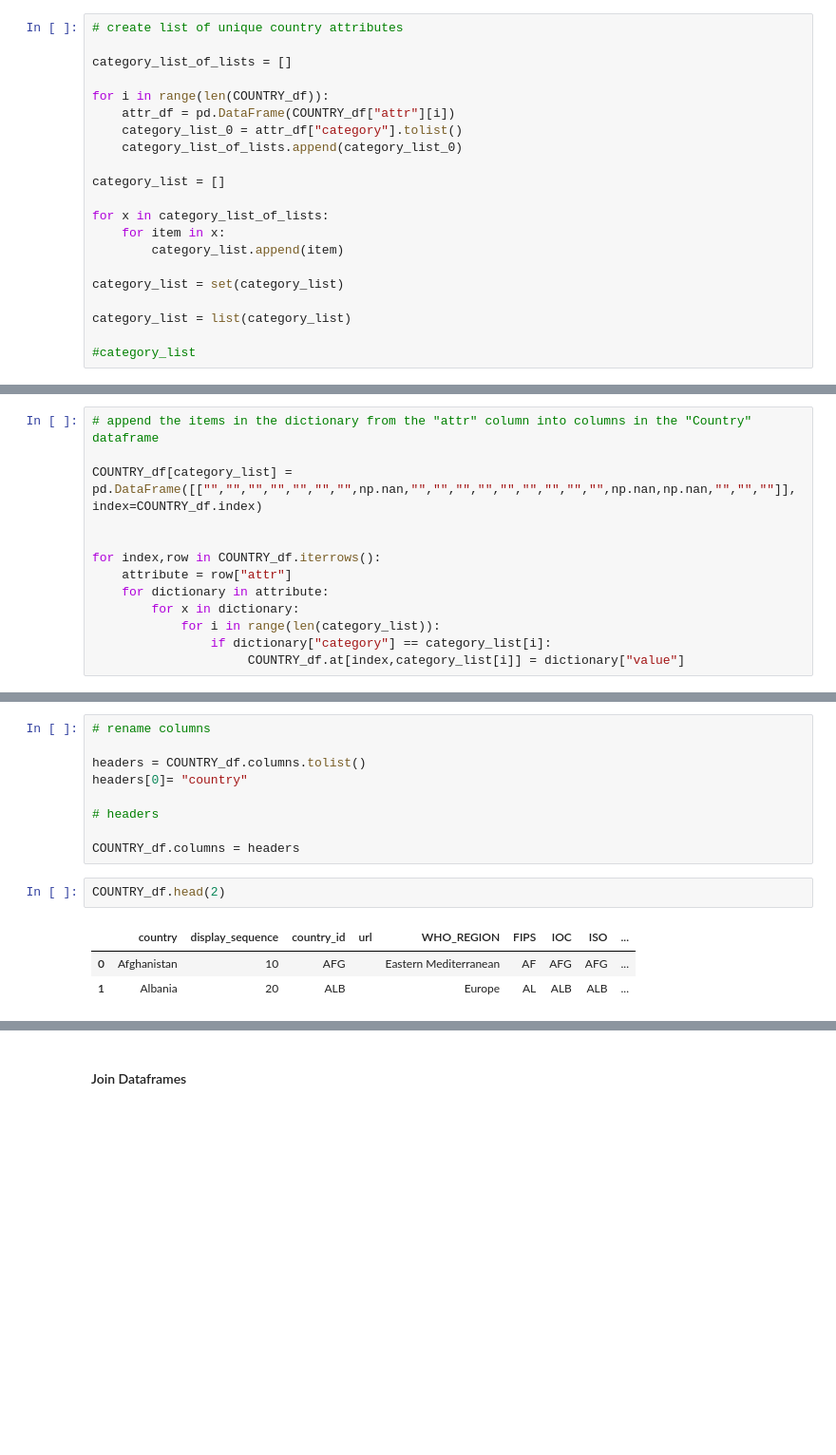
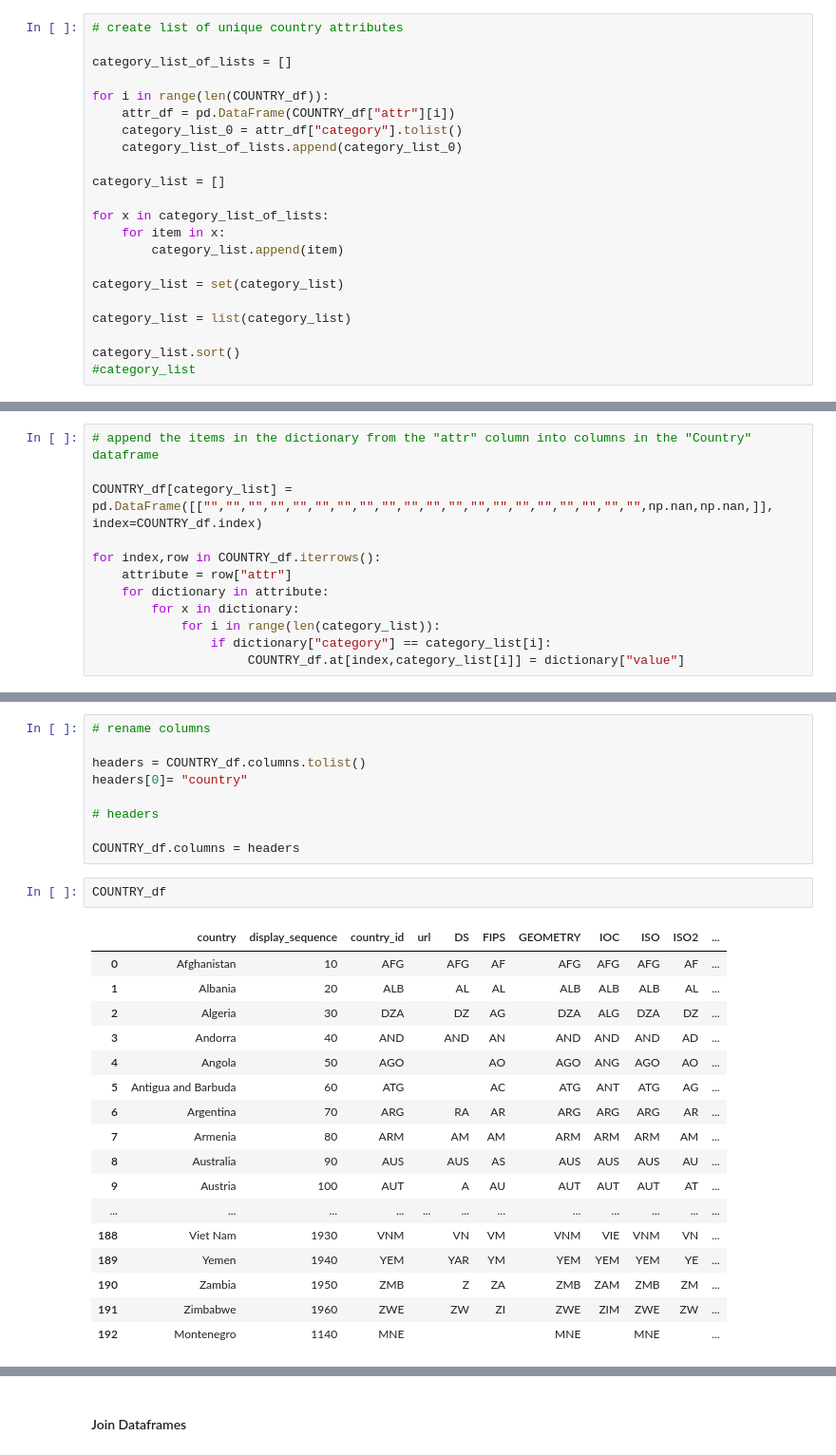
Before and after one commit to lwensley/project-2, a Jupyter notebook: Project 2 ETL.ipynb, the cells around one changed output, grey strips where cells are left out. Shown at 95% size. Drawn from its saved outputs; the diff is of its cells as text; blank space fills up the shorter version.

```diff
--- a/Project 2 ETL.ipynb
+++ b/Project 2 ETL.ipynb
@@ -384,4 +453,5 @@ category_list = set(category_list)
 
 category_list = list(category_list)
 
+category_list.sort()
 #category_list
@@ -388,8 +462,7 @@ category_list = list(category_list)
 # %%
 # append the items in the dictionary from the "attr" column into columns in the "Country" dataframe
 
-COUNTRY_df[category_list] = pd.DataFrame([["","","","","","","",np.nan,"","","","","","","","","",np.nan,np.nan,"","",""]], index=COUNTRY_df.index)
-
+COUNTRY_df[category_list] = pd.DataFrame([["","","","","","","","","","","","","","","","","","","","",np.nan,np.nan,]], index=COUNTRY_df.index)
 
 for index,row in COUNTRY_df.iterrows():
     attribute = row["attr"]
@@ -414,8 +487,22 @@ headers[0]= "country"
 
 COUNTRY_df.columns = headers
 # %%
-COUNTRY_df.head(2)
+COUNTRY_df
 # %% [output]
-|  | country | display_sequence | country_id | url | WHO_REGION | FIPS | IOC | ISO | ... |
-| 0 | Afghanistan | 10 | AFG |  | Eastern Mediterranean | AF | AFG | AFG | ... |
-| 1 | Albania | 20 | ALB |  | Europe | AL | ALB | ALB | ... |
+|  | country | display_sequence | country_id | url | DS | FIPS | GEOMETRY | IOC | ISO | ISO2 | ... |
+| 0 | Afghanistan | 10 | AFG |  | AFG | AF | AFG | AFG | AFG | AF | ... |
+| 1 | Albania | 20 | ALB |  | AL | AL | ALB | ALB | ALB | AL | ... |
+| 2 | Algeria | 30 | DZA |  | DZ | AG | DZA | ALG | DZA | DZ | ... |
+| 3 | Andorra | 40 | AND |  | AND | AN | AND | AND | AND | AD | ... |
+| 4 | Angola | 50 | AGO |  |  | AO | AGO | ANG | AGO | AO | ... |
+| 5 | Antigua and Barbuda | 60 | ATG |  |  | AC | ATG | ANT | ATG | AG | ... |
+| 6 | Argentina | 70 | ARG |  | RA | AR | ARG | ARG | ARG | AR | ... |
+| 7 | Armenia | 80 | ARM |  | AM | AM | ARM | ARM | ARM | AM | ... |
+| 8 | Australia | 90 | AUS |  | AUS | AS | AUS | AUS | AUS | AU | ... |
+| 9 | Austria | 100 | AUT |  | A | AU | AUT | AUT | AUT | AT | ... |
+| ... | ... | ... | ... | ... | ... | ... | ... | ... | ... | ... | ... |
+| 188 | Viet Nam | 1930 | VNM |  | VN | VM | VNM | VIE | VNM | VN | ... |
+| 189 | Yemen | 1940 | YEM |  | YAR | YM | YEM | YEM | YEM | YE | ... |
+| 190 | Zambia | 1950 | ZMB |  | Z | ZA | ZMB | ZAM | ZMB | ZM | ... |
+| 191 | Zimbabwe | 1960 | ZWE |  | ZW | ZI | ZWE | ZIM | ZWE | ZW | ... |
+| 192 | Montenegro | 1140 | MNE |  |  |  | MNE |  | MNE |  | ... |
```
Also changed, not shown: parts of 41 cells of this notebook, 1 other file.
